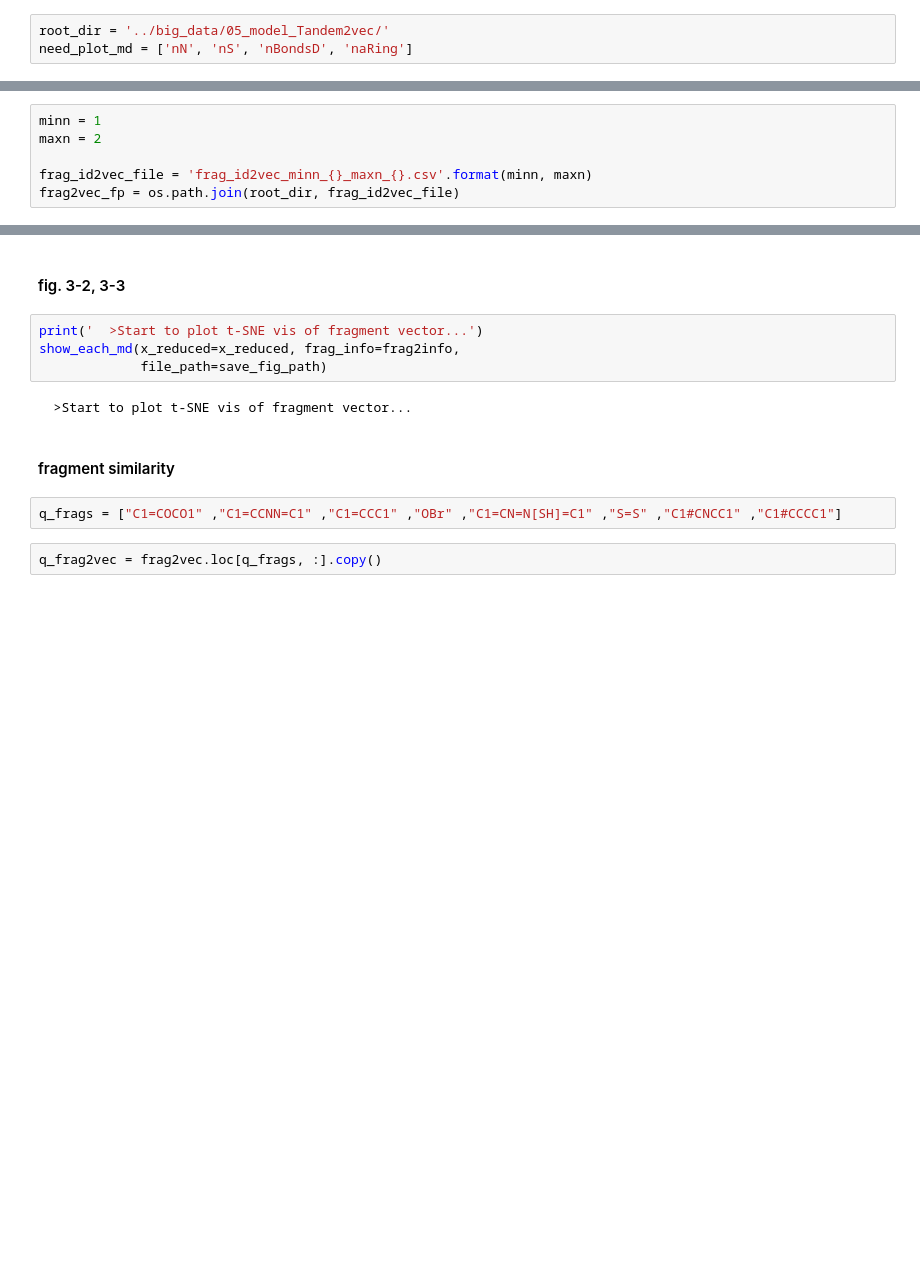
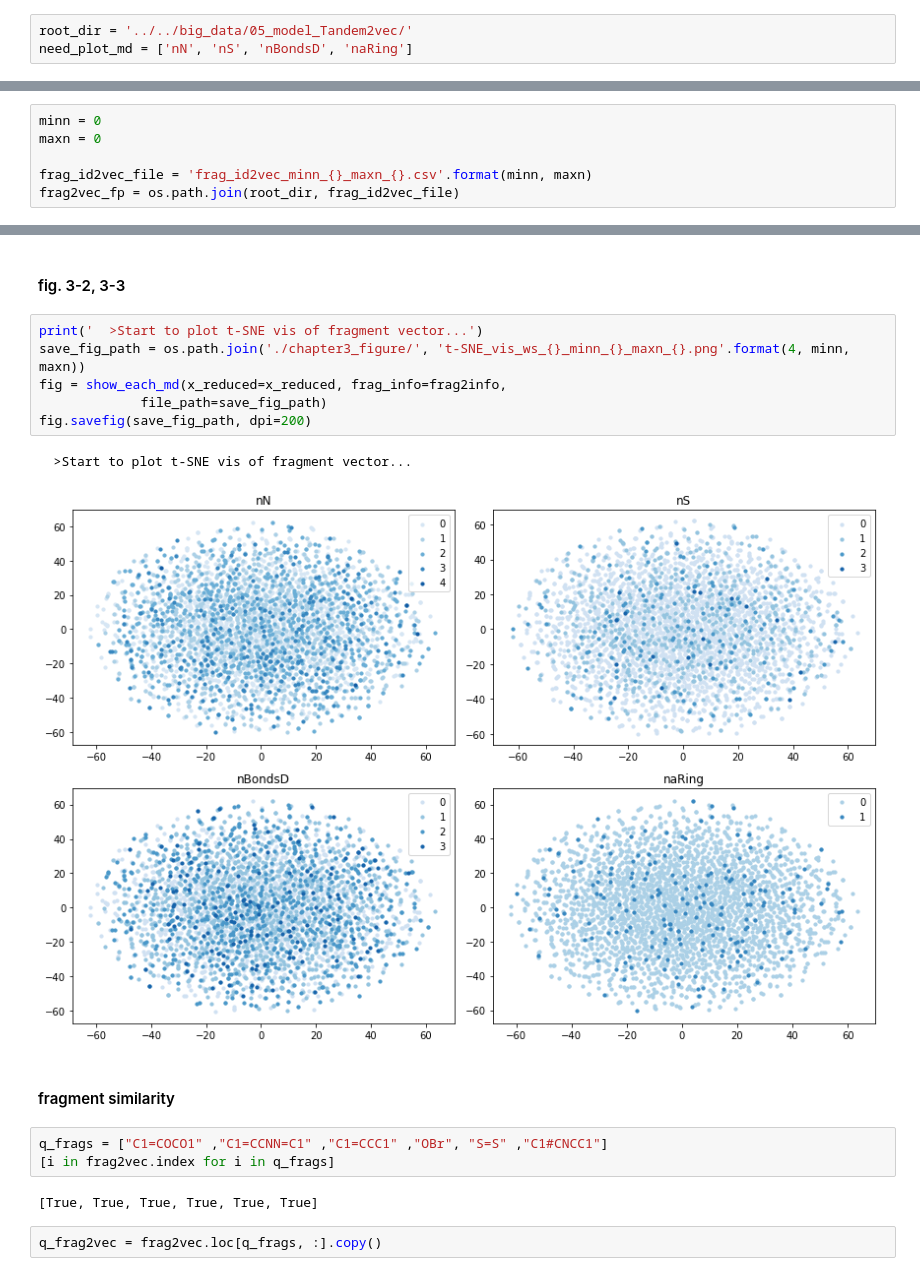
Before and after one commit to OnlyBelter/fragParallel2vecX, a Jupyter notebook: figures/chapter3/chapter3.ipynb, the cells around one changed output, grey strips where cells are left out. Cells and saved outputs as stored; diff of their text form; blank space fills up the shorter version.

Commit message:
re-training and plot figures in chapter3

```diff
--- a/figures/chapter3/chapter3.ipynb
+++ b/figures/chapter3/chapter3.ipynb
@@ -58,5 +25,5 @@ def show_each_md(x_reduced, frag_info, file_path=''):
 # %%
-root_dir = '../big_data/05_model_Tandem2vec/'
+root_dir = '../../big_data/05_model_Tandem2vec/'
 need_plot_md = ['nN', 'nS', 'nBondsD', 'naRing']
 # %%
 frag2info = pd.read_csv(os.path.join(root_dir, 'frag_smiles2md.csv'), index_col=0)
@@ -68,8 +35,8 @@ frag2info.head(2)
 | CC | 0 | 0 | 0 | 0 |
 | C | 0 | 0 | 0 | 0 |
 # %%
-minn = 1
-maxn = 2
+minn = 0
+maxn = 0
 
 frag_id2vec_file = 'frag_id2vec_minn_{}_maxn_{}.csv'.format(minn, maxn)
 frag2vec_fp = os.path.join(root_dir, frag_id2vec_file)
@@ -100,14 +61,20 @@ t-SNE took 100.8s.
 #### fig. 3-2, 3-3
 # %%
 print('  >Start to plot t-SNE vis of fragment vector...')
-show_each_md(x_reduced=x_reduced, frag_info=frag2info,
+save_fig_path = os.path.join('./chapter3_figure/', 't-SNE_vis_ws_{}_minn_{}_maxn_{}.png'.format(4, minn, maxn))
+fig = show_each_md(x_reduced=x_reduced, frag_info=frag2info,
              file_path=save_fig_path)
+fig.savefig(save_fig_path, dpi=200)
 # %% [output]
   >Start to plot t-SNE vis of fragment vector...
+[figure, added]
 # %% [markdown]
 #### fragment similarity
 # %%
-q_frags = ["C1=COCO1" ,"C1=CCNN=C1" ,"C1=CCC1" ,"OBr" ,"C1=CN=N[SH]=C1" ,"S=S" ,"C1#CNCC1" ,"C1#CCCC1"]
+q_frags = ["C1=COCO1" ,"C1=CCNN=C1" ,"C1=CCC1" ,"OBr", "S=S" ,"C1#CNCC1"]
+[i in frag2vec.index for i in q_frags]
+# %% [output]
+[True, True, True, True, True, True]
 # %%
 q_frag2vec = frag2vec.loc[q_frags, :].copy()
 # %%
```
Also changed, not shown: parts of 18 cells of this notebook, 17 other files.
